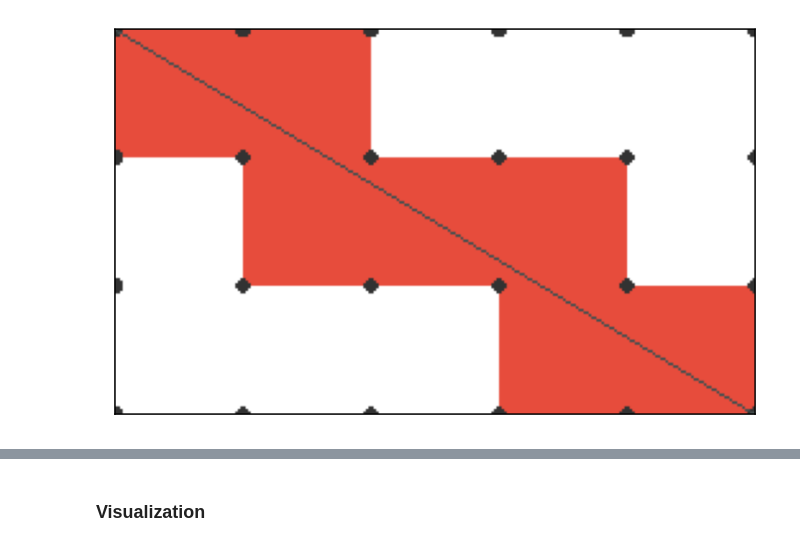
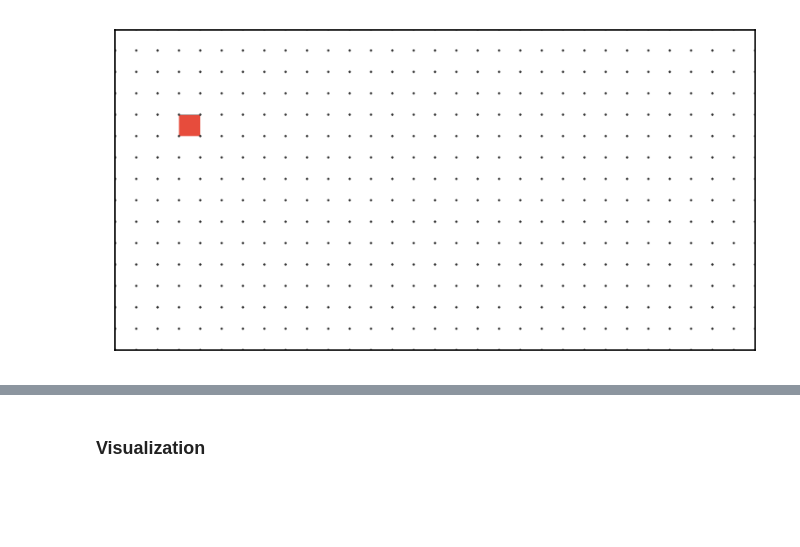
Before and after one commit to machine-solution/heuristic_search_any_angle, a Jupyter notebook: theta/src/theta.ipynb, the cells around one changed output, grey strips where cells are left out. Cells and saved outputs as stored; diff of their text form; code cells hidden in the pictures; blank space fills up the shorter version.

```diff
--- a/theta/src/theta.ipynb
+++ b/theta/src/theta.ipynb
@@ -7,18 +7,20 @@ from heapq import heappop, heappush
 from random import randint
 %matplotlib inline
 # %%
-# rectangle (n x m), n >= m >= 0
+# rectangle (n x m), n >= m > 0
 def simple_intersect_cells(n, m):
     cells = []
-    cells.append((0, 0))
-    for i in range(1, n):
+
+    for i in range(0, n):
         y = i * m // n
         x = i
         cells.append((x, y))
-        cells.append((x - 1, y))
-        if y * n == i * m and y >= 0:
+        if x > 0:
+            cells.append((x - 1, y))
+        if y > 0 and y * n == i * m and y >= 0:
             cells.append((x, y - 1))
-            cells.append((x - 1, y - 1))
+            if x > 0:
+                cells.append((x - 1, y - 1))
     return cells
 # %%
 def intersect_cells(i1, j1, i2, j2):
@@ -26,13 +28,17 @@ def intersect_cells(i1, j1, i2, j2):
     start = (i1, j1)
 
     s1 = 1
+    l1 = 0
     if i1 > i2:
         s1 = -1
+        l1 = -1
         i1, i2 = i2, i1
 
     s2 = 1
+    l2 = 0
     if j1 > j2:
         s2 = -1
+        l2 = -1
         j1, j2 = j2, j1
 
     r = 0
@@ -40,18 +46,19 @@ def intersect_cells(i1, j1, i2, j2):
         r = 1
         i1, i2, j1, j2 = j1, j2, i1, i2
         s1, s2 = s2, s1
+        l1, l2 = l2, l1
 
     n = i2 - i1
     m = j2 - j1
     s_cells = simple_intersect_cells(n, m)
     for cell in s_cells:
         if r == 1:
-            cells.append((start[0] + cell[1] * s2, start[1] + cell[0] * s1))
+            cells.append((start[0] + cell[1] * s2 + l2, start[1] + cell[0] * s1 + l1))
         else:
-            cells.append((start[0] + cell[0] * s1, start[1] + cell[1] * s2))
+            cells.append((start[0] + cell[0] * s1 + l1, start[1] + cell[1] * s2 + l2))
     return cells
 # %%
-def draw_intersect(width, height):
+def draw_intersect(width, height, i1, j1, i2, j2):
     '''
     Auxiliary function that visualizes the environment, the path and
     the open/expanded/re-expanded nodes.
@@ -67,11 +74,11 @@ def draw_intersect(width, height):
     draw = ImageDraw.Draw(im)
 
 
-    cells = simple_intersect_cells(width, height)
+    cells = intersect_cells(i1, j1, i2, j2)
 
     for cell in cells:
-        j = cell[0]
-        i = cell[1]
+        i = cell[0]
+        j = cell[1]
         draw.rectangle((j * k, i * k, (j + 1) * k - 1, (i + 1) * k - 1), fill=(231, 76, 60))
 
     # grid points
@@ -79,7 +86,7 @@ def draw_intersect(width, height):
         for j in range(width + 1):
             draw.ellipse((j * k - r, i * k - r, j * k + r, i * k + r), fill=(50, 50, 50))
 
-    draw.line((0, 0, width * k, height * k),  fill=( 70, 80, 80 ))
+    draw.line((j1 * k, i1*k, j2 * k, i2 * k),  fill=( 70, 80, 80 ))
 
 
     _, ax = plt.subplots(dpi=150)
@@ -88,6 +95,6 @@ def draw_intersect(width, height):
     plt.imshow(np.asarray(im))
     plt.show()
 # %%
-draw_intersect(5, 3)
+draw_intersect(30, 15, 4, 4, 4, 3)
 # %% [output]
-[figure, old version]
+[figure, new version]
```
Also changed, not shown: parts of 18 cells of this notebook.
